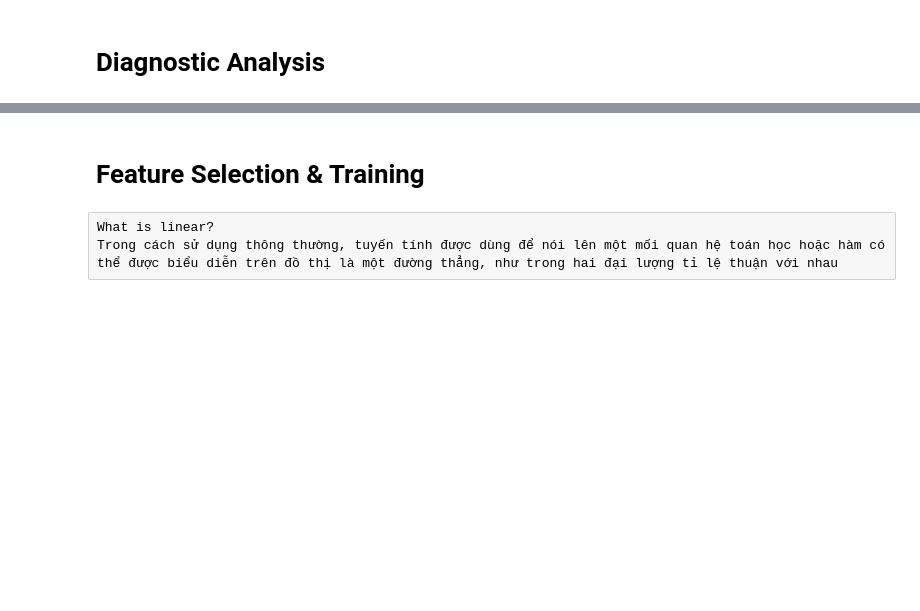
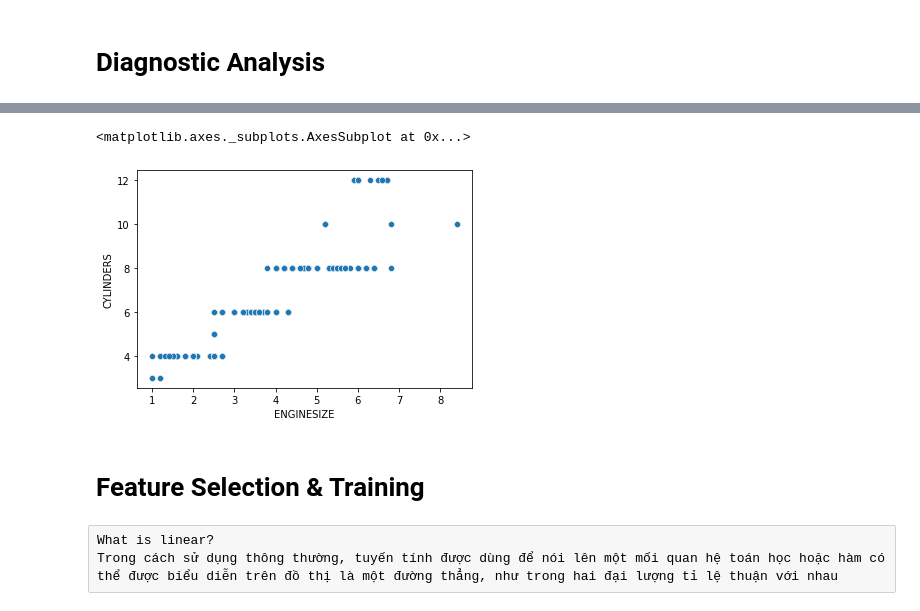
Before and after one commit to chang99729/py34sa3l2, a Jupyter notebook: Lecture 02/Linear Regression.ipynb, the cells around one changed output, grey strips where cells are left out. Cells and saved outputs as stored; diff of their text form; code cells hidden in the pictures; blank space fills up the shorter version.

```diff
--- a/Lecture 02/Linear Regression.ipynb
+++ b/Lecture 02/Linear Regression.ipynb
@@ -55,3 +228,8 @@ plt.show()
+# %%
+sns.scatterplot(x=data['ENGINESIZE'],y=data['CYLINDERS'])
+# %% [output]
+<matplotlib.axes._subplots.AxesSubplot at 0x...>
+[figure, added]
 # %% [markdown]
 # Feature Selection & Training
 # %% [raw]
```
Also changed, not shown: parts of 21 cells of this notebook.
